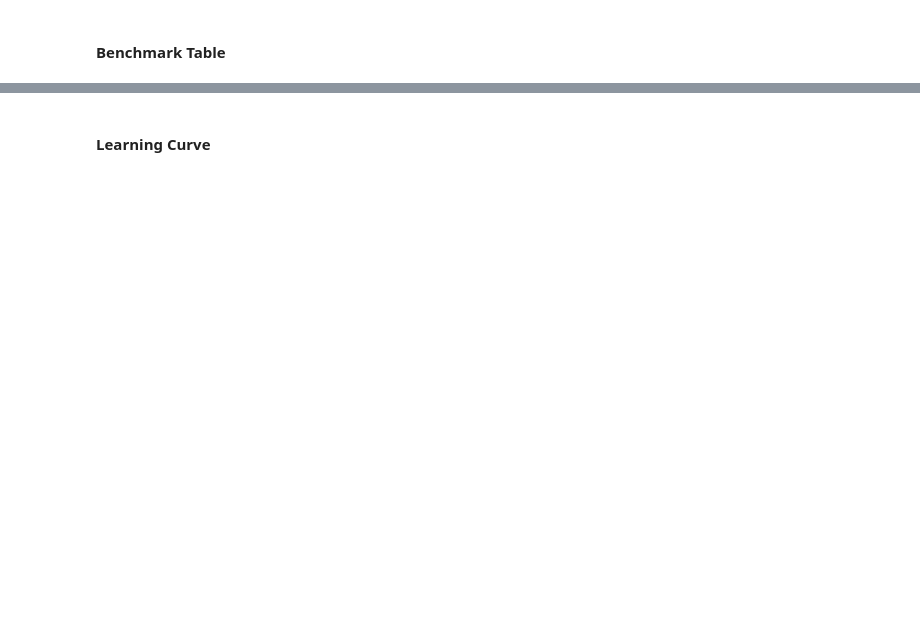
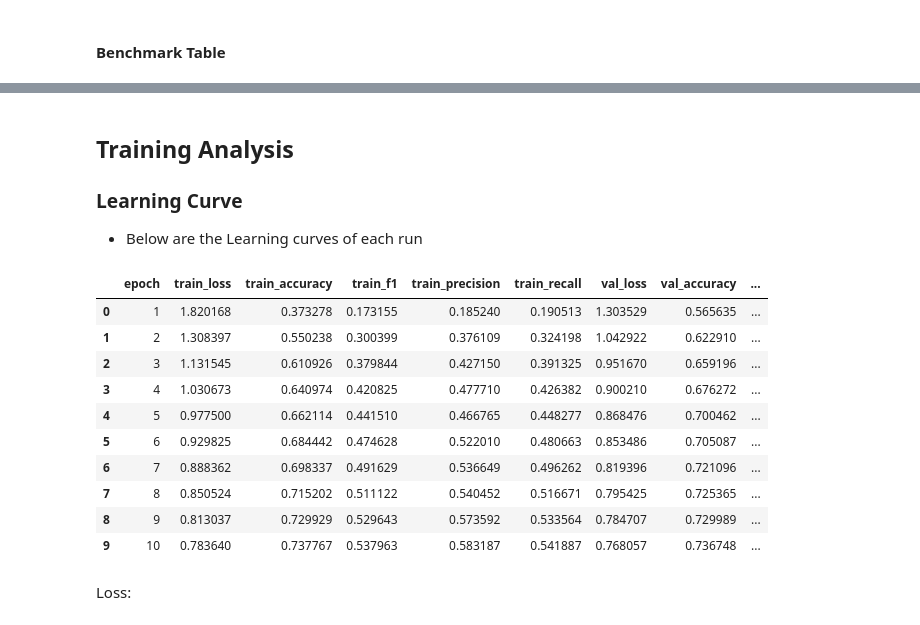
Before and after one commit to Jschechter18/protein-sequence-augmentation, a Jupyter notebook: eda/ESM2_Benchmark_and_Error_Analysis.ipynb, the cells around one changed output, grey strips where cells are left out. Cells and saved outputs as stored; diff of their text form; code cells hidden in the pictures; blank space fills up the shorter version.

Commit message:
created error analysis notebook for ESM + 1D CNN model

```diff
--- a/eda/ESM2_Benchmark_and_Error_Analysis.ipynb
+++ b/eda/ESM2_Benchmark_and_Error_Analysis.ipynb
@@ -355,13 +485,29 @@ display(benchmark_df)
 # %% [markdown]
-#### Learning Curve
+## Training Analysis
+### Learning Curve
+- Below are the Learning curves of each run
 # %%
-selected_history_path = history_files[0]
+selected_history_path = history_files[1]
 
 with open(selected_history_path, "r") as file:
     selected_history = json.load(file)
 
 epochs_df = pd.DataFrame(selected_history["epochs"])
-display(epochs_df.head())
+display(epochs_df.head(10))
+# %% [output]
+|  | epoch | train_loss | train_accuracy | train_f1 | train_precision | train_recall | val_loss | val_accuracy | ... |
+| 0 | 1 | 1.820168 | 0.373278 | 0.173155 | 0.185240 | 0.190513 | 1.303529 | 0.565635 | ... |
+| 1 | 2 | 1.308397 | 0.550238 | 0.300399 | 0.376109 | 0.324198 | 1.042922 | 0.622910 | ... |
+| 2 | 3 | 1.131545 | 0.610926 | 0.379844 | 0.427150 | 0.391325 | 0.951670 | 0.659196 | ... |
+| 3 | 4 | 1.030673 | 0.640974 | 0.420825 | 0.477710 | 0.426382 | 0.900210 | 0.676272 | ... |
+| 4 | 5 | 0.977500 | 0.662114 | 0.441510 | 0.466765 | 0.448277 | 0.868476 | 0.700462 | ... |
+| 5 | 6 | 0.929825 | 0.684442 | 0.474628 | 0.522010 | 0.480663 | 0.853486 | 0.705087 | ... |
+| 6 | 7 | 0.888362 | 0.698337 | 0.491629 | 0.536649 | 0.496262 | 0.819396 | 0.721096 | ... |
+| 7 | 8 | 0.850524 | 0.715202 | 0.511122 | 0.540452 | 0.516671 | 0.795425 | 0.725365 | ... |
+| 8 | 9 | 0.813037 | 0.729929 | 0.529643 | 0.573592 | 0.533564 | 0.784707 | 0.729989 | ... |
+| 9 | 10 | 0.783640 | 0.737767 | 0.537963 | 0.583187 | 0.541887 | 0.768057 | 0.736748 | ... |
+# %% [markdown]
+Loss:
 # %%
 plt.plot(
     epochs_df["epoch"],
```
Also changed, not shown: parts of 23 cells of this notebook.
